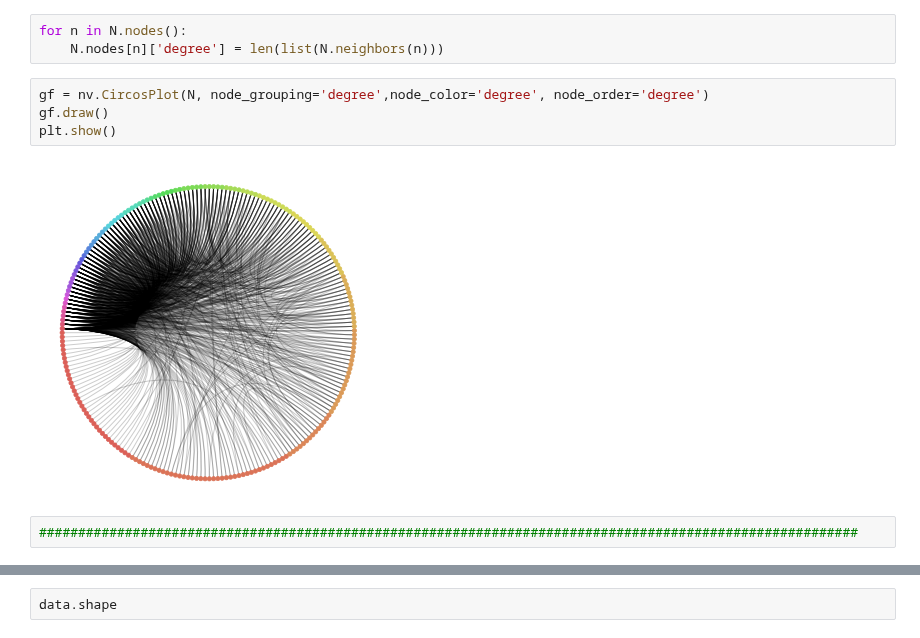
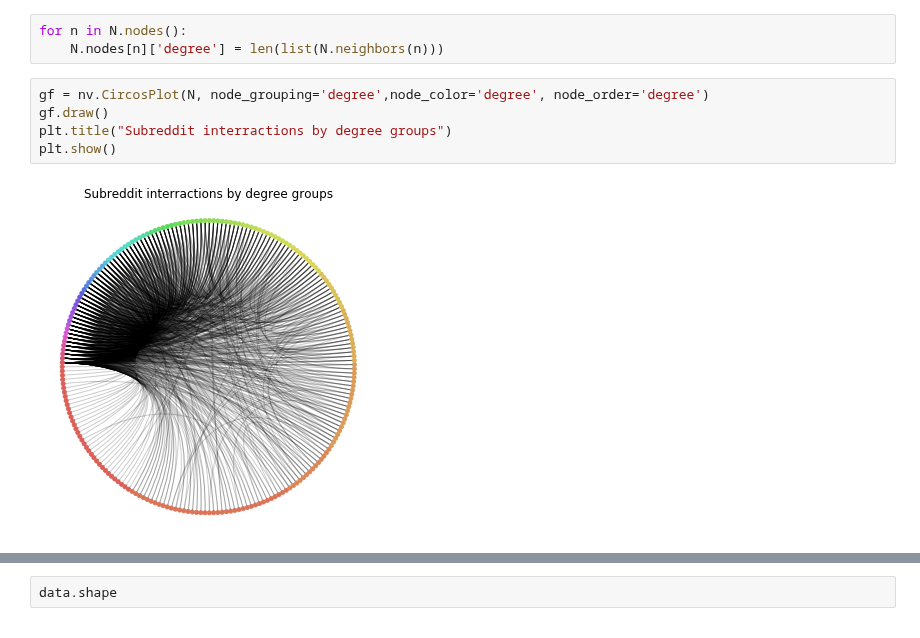
Before and after one commit to maliakber/algorithm-data-model-csc-501, a Jupyter notebook: source/assignment-3/assignment-3-jupnote-maybins.ipynb, the cells around one changed output, grey strips where cells are left out. Drawn from its saved outputs; the diff is of its cells as text.

```diff
--- a/source/assignment-3/assignment-3-jupnote-maybins.ipynb
+++ b/source/assignment-3/assignment-3-jupnote-maybins.ipynb
@@ -195,8 +293,7 @@ for n in N.nodes():
 # %%
 gf = nv.CircosPlot(N, node_grouping='degree',node_color='degree', node_order='degree')
 gf.draw()
+plt.title("Subreddit interractions by degree groups")
 plt.show()
 # %% [output]
-[figure, old version]
+[figure, new version]
-# %%
-#########################################################################################################
```
Also changed, not shown: parts of 55 cells of this notebook.
